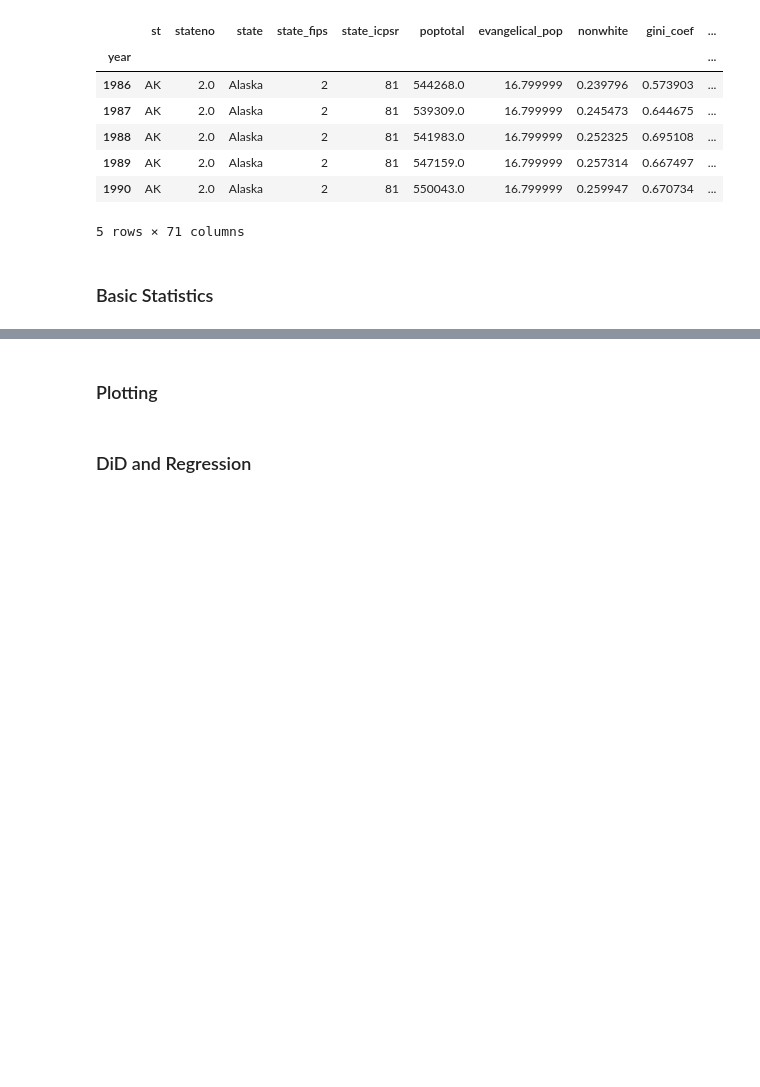
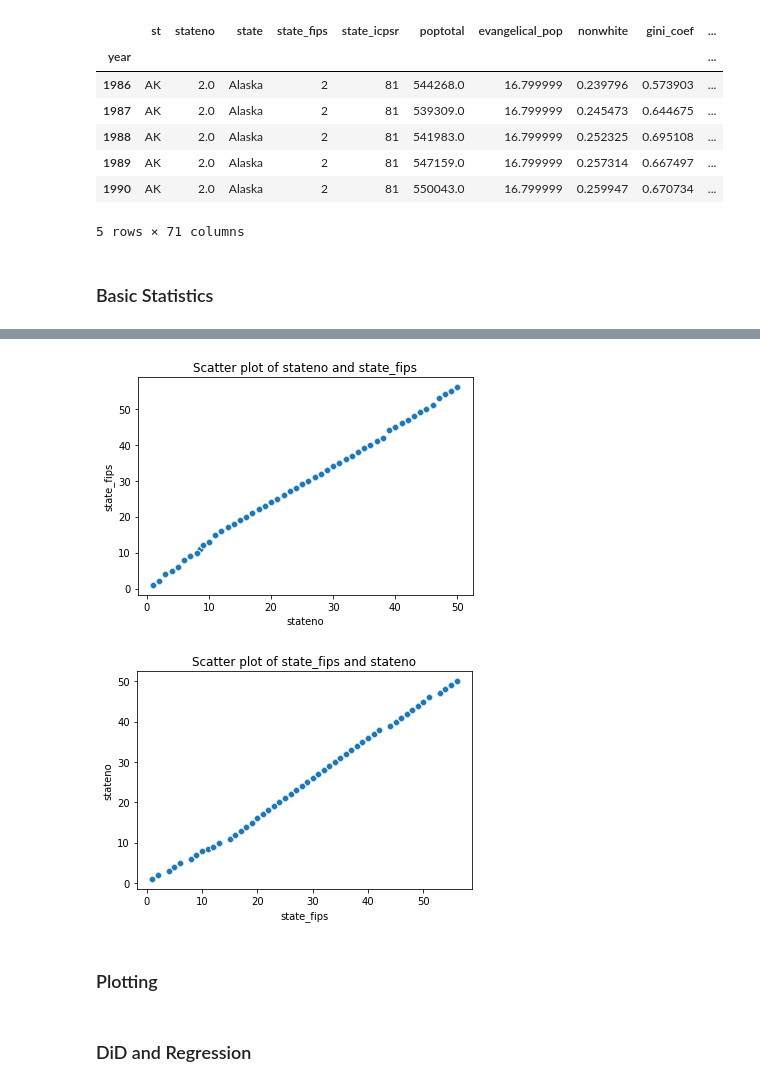
Before and after one commit to SaverioPCapra/metrics_theory_2_project, a Jupyter notebook: tutorial.ipynb, the cells around one changed output, grey strips where cells are left out. Cells and saved outputs as stored; diff of their text form; code cells hidden in the pictures; blank space fills up the shorter version.

```diff
--- a/tutorial.ipynb
+++ b/tutorial.ipynb
@@ -315,3 +414,17 @@ df[(df["state"] == "Alaska")&(df["poptotal"]>532495)].head()
+# %%
+# scatter plot for highy correlated variables
+if not corr_pairs.empty:
+    pairs = corr_pairs.index.tolist()[:2]
+    for (var1, var2) in pairs:
+        plt.figure(figsize=(6,4))
+        sns.scatterplot(data=df, x=var1, y=var2)
+        plt.title(f"Scatter plot of {var1} and {var2}")
+        plt.xlabel(var1)
+        plt.ylabel(var2)
+        plt.show()
+# %% [output]
+[figure, added]
+[figure, added]
 # %% [markdown]
 ### Plotting
 # %% [markdown]
```
Also changed, not shown: parts of 9 cells of this notebook.
